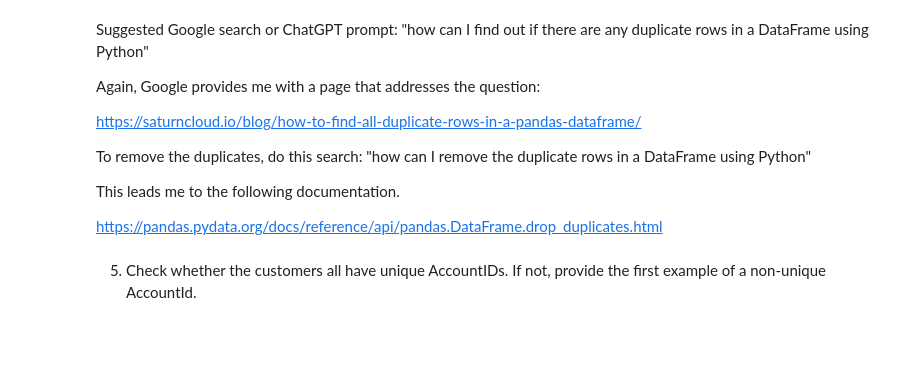
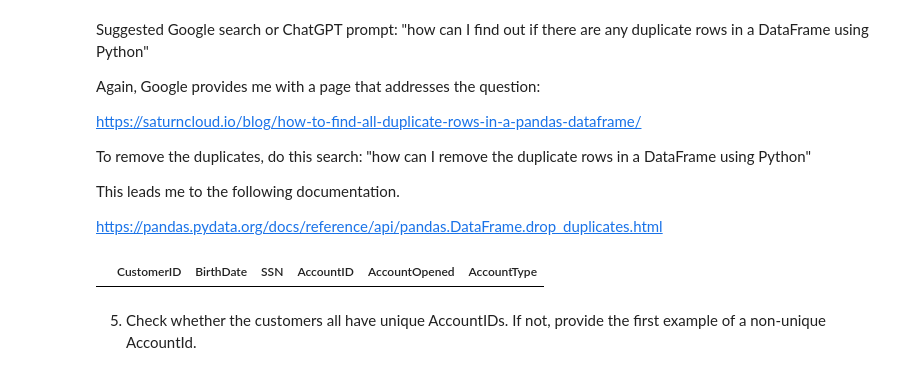
Before and after one commit to jtvon/2025-spring-B2, a Jupyter notebook: Week1.ipynb, the cells around one changed output. Drawn from its saved outputs; the diff is of its cells as text; code cells hidden in the pictures; blank space fills up the shorter version.

```diff
--- a/Week1.ipynb
+++ b/Week1.ipynb
@@ -241,6 +273,12 @@ Now try it on your own:
 Suggested Google search or ChatGPT prompt: "how do I remove rows with null values in a pandas DataFrame?"
 
 Suggested Google search or ChatGPT prompt: "how do I fill in null values in a pandas DataFrame?"
+# %%
+# filtering for only N/A values
+null_rows = df_bank_datefix[df_bank_datefix.isnull().any(axis=1)]
+
+# Remove the null rows from the datafram
+df_rm_na = df_bank_datefix.dropna()
 # %% [markdown]
 4. Find out if there are any duplicate rows (two rows exactly the same).  List their row numbers.  Then remove the duplicates
 # %% [markdown]
@@ -255,6 +293,12 @@ To remove the duplicates, do this search: "how can I remove the duplicate rows i
 This leads me to the following documentation.
 
 https://pandas.pydata.org/docs/reference/api/pandas.DataFrame.drop_duplicates.html
+# %%
+# Count of duplicates
+dupes = df_rm_na[df_rm_na.duplicated()]
+dupes
+# %% [output]
+|  | CustomerID | BirthDate | SSN | AccountID | AccountOpened | AccountType |
 # %% [markdown]
 5. Check whether the customers all have unique AccountIDs.  If not, provide the first example of a non-unique AccountId.
 # %% [markdown]
```
Also changed, not shown: parts of 8 cells of this notebook.
